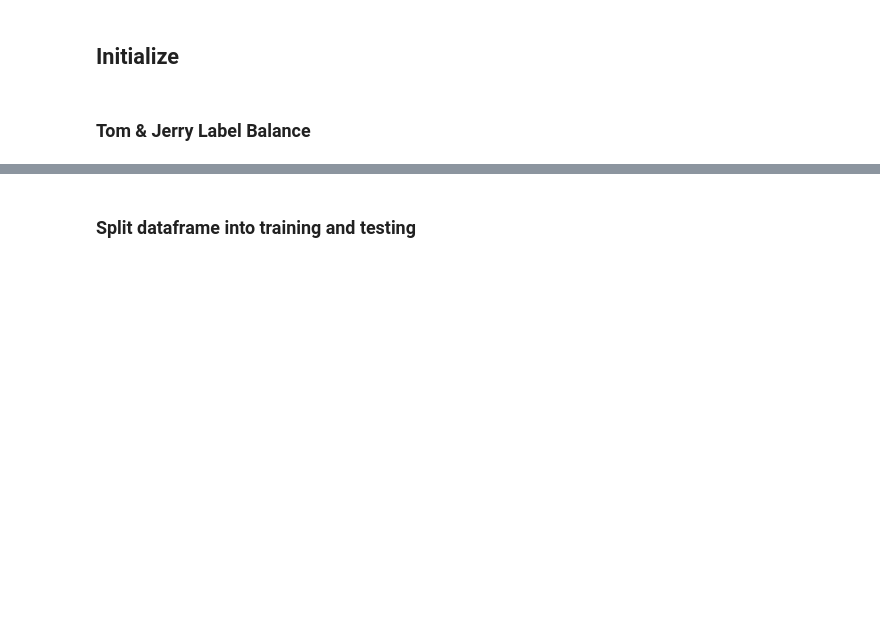
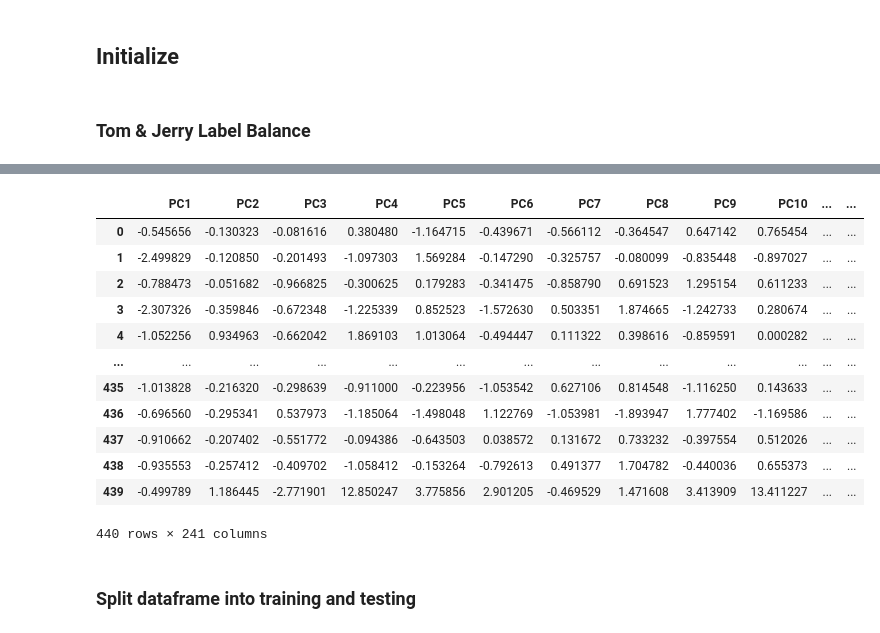
Before and after one commit to Gaoux/image-classification, a Jupyter notebook: Image_Classification.ipynb, the cells around one changed output, grey strips where cells are left out. Saved outputs shown, nothing was run; the diff lists cells and outputs as text; code cells hidden in the pictures; blank space fills up the shorter version.

```diff
--- a/Image_Classification.ipynb
+++ b/Image_Classification.ipynb
@@ -403,3 +277,19 @@ df_scaled
+# %%
+pca_df
+# %% [output]
+|  | PC1 | PC2 | PC3 | PC4 | PC5 | PC6 | PC7 | PC8 | PC9 | PC10 | ... | ... |
+| 0 | -0.545656 | -0.130323 | -0.081616 | 0.380480 | -1.164715 | -0.439671 | -0.566112 | -0.364547 | 0.647142 | 0.765454 | ... | ... |
+| 1 | -2.499829 | -0.120850 | -0.201493 | -1.097303 | 1.569284 | -0.147290 | -0.325757 | -0.080099 | -0.835448 | -0.897027 | ... | ... |
+| 2 | -0.788473 | -0.051682 | -0.966825 | -0.300625 | 0.179283 | -0.341475 | -0.858790 | 0.691523 | 1.295154 | 0.611233 | ... | ... |
+| 3 | -2.307326 | -0.359846 | -0.672348 | -1.225339 | 0.852523 | -1.572630 | 0.503351 | 1.874665 | -1.242733 | 0.280674 | ... | ... |
+| 4 | -1.052256 | 0.934963 | -0.662042 | 1.869103 | 1.013064 | -0.494447 | 0.111322 | 0.398616 | -0.859591 | 0.000282 | ... | ... |
+| ... | ... | ... | ... | ... | ... | ... | ... | ... | ... | ... | ... | ... |
+| 435 | -1.013828 | -0.216320 | -0.298639 | -0.911000 | -0.223956 | -1.053542 | 0.627106 | 0.814548 | -1.116250 | 0.143633 | ... | ... |
+| 436 | -0.696560 | -0.295341 | 0.537973 | -1.185064 | -1.498048 | 1.122769 | -1.053981 | -1.893947 | 1.777402 | -1.169586 | ... | ... |
+| 437 | -0.910662 | -0.207402 | -0.551772 | -0.094386 | -0.643503 | 0.038572 | 0.131672 | 0.733232 | -0.397554 | 0.512026 | ... | ... |
+| 438 | -0.935553 | -0.257412 | -0.409702 | -1.058412 | -0.153264 | -0.792613 | 0.491377 | 1.704782 | -0.440036 | 0.655373 | ... | ... |
+| 439 | -0.499789 | 1.186445 | -2.771901 | 12.850247 | 3.775856 | 2.901205 | -0.469529 | 1.471608 | 3.413909 | 13.411227 | ... | ... |
+440 rows × 241 columns
 # %% [markdown]
 ### Split dataframe into training and testing
 # %%
```
Also changed, not shown: parts of 64 cells of this notebook, 1 other file.
